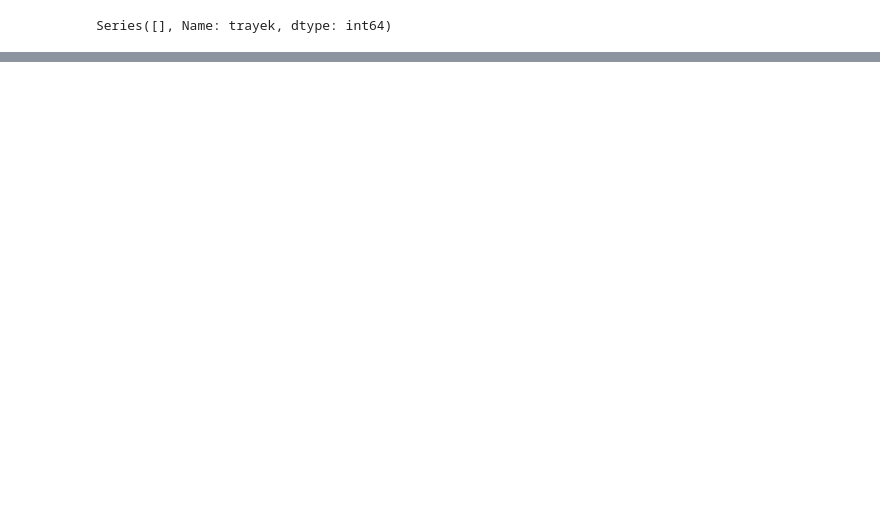
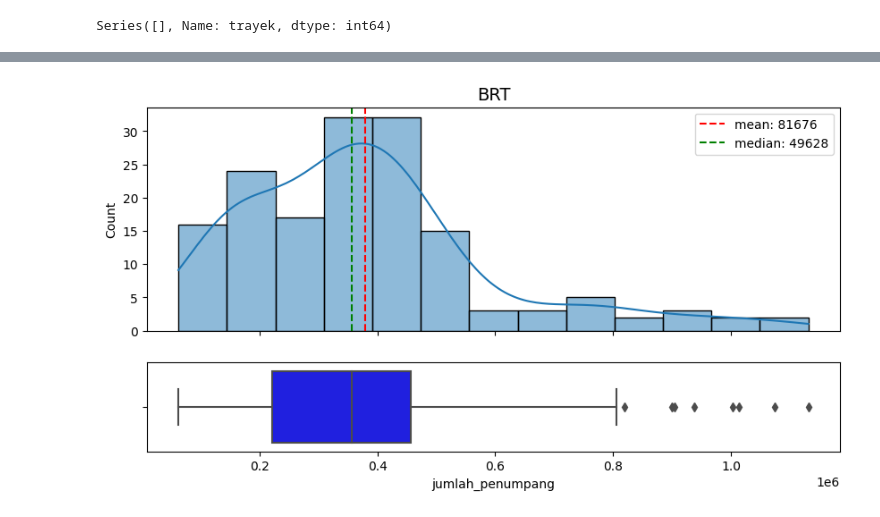
Before and after one commit to dafiqalfa/TransJakarta-Passengers-2021, a Jupyter notebook: notebooks/cleaningData.ipynb, the cells around one changed output, grey strips where cells are left out. Cells and saved outputs as stored; diff of their text form; code cells hidden in the pictures; blank space fills up the shorter version.

```diff
--- a/notebooks/cleaningData.ipynb
+++ b/notebooks/cleaningData.ipynb
@@ -185,0 +247,27 @@ Name: kode_trayek, dtype: int64
+# %%
+import seaborn as sns
+import matplotlib.pyplot as plt
+
+# Membuat figure dan axes
+fig, ((ax1), (ax2)) = plt.subplots(nrows=2, ncols=1, figsize=(10,5), sharex=True, gridspec_kw={'height_ratios':[5, 2]})
+
+
+# Menggabungkan displot dan boxplot menggunakan Seaborn
+sns.histplot(x=df_brt.jumlah_penumpang, kde=True, ax=ax1)  # Menampilkan displot
+sns.boxplot(x=df_brt.jumlah_penumpang, ax=ax2, color='Blue') # Menampilkan boxplot
+
+# Menambahkan garis rata-rata dan median
+ax1.axvline(x=df_brt['jumlah_penumpang'].mean(), color='red', label=f"mean: {round(df['jumlah_penumpang'].mean())}", linestyle='--')
+ax1.axvline(x=df_brt['jumlah_penumpang'].median(), color='green', label=f"median: {round(df['jumlah_penumpang'].median())}", linestyle='--')
+
+# Memberikan judul dan label pada sumbu
+ax1.set_title('BRT', fontsize=14)
+ax1.set_xlabel('jumlah_penumpang', fontsize=12)
+
+# Menampilkan legenda
+ax1.legend()
+
+# Menampilkan plot
+plt.show()
+# %% [output]
+[figure, added]
```
Also changed, not shown: parts of 26 cells of this notebook.
